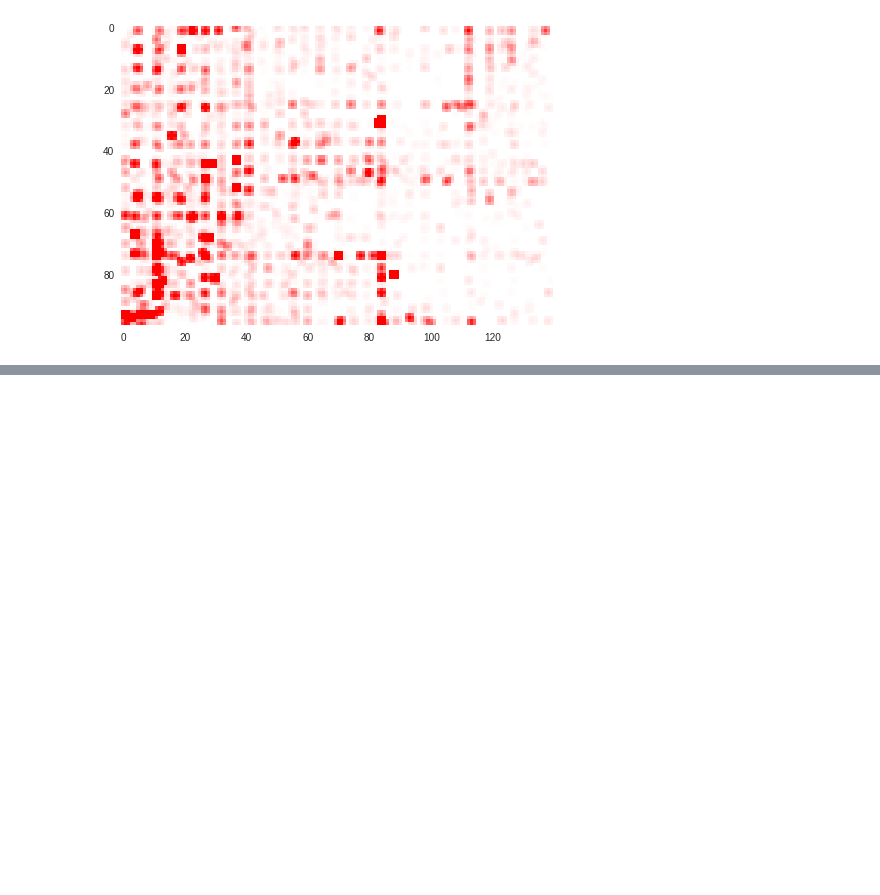
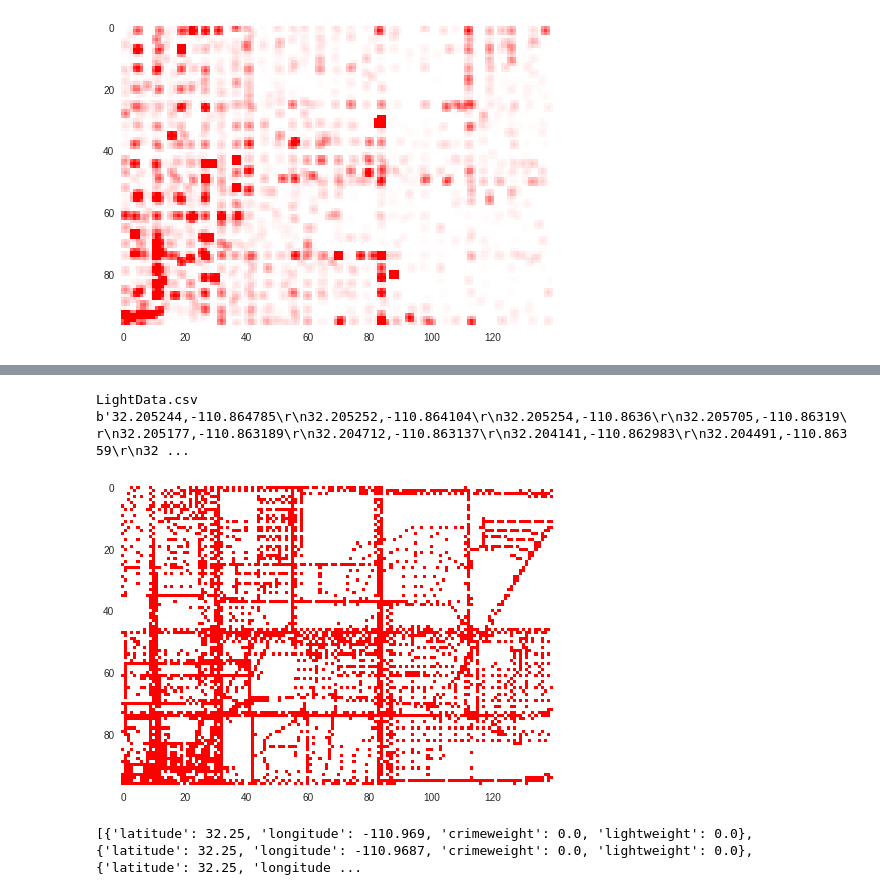
Before and after one commit to rscobie/safeStroll, a Jupyter notebook: data-analysis/safe_stroll_data_parsing.ipynb, the cells around one changed output, grey strips where cells are left out. Saved outputs shown, nothing was run; the diff lists cells and outputs as text; code cells hidden in the pictures; blank space fills up the shorter version.

Commit message:
updated data parsing notebook

```diff
--- a/data-analysis/safe_stroll_data_parsing.ipynb
+++ b/data-analysis/safe_stroll_data_parsing.ipynb
@@ -166,0 +186,72 @@ files.download("uaextendeddata.json")
+# %%
+for key, val in uploaded_dict.items():
+  print(key)
+  print(val)
+
+f = open('LightData.csv', "rt", encoding='ascii')
+
+col_index_max = 140
+row_index_max = 97
+grid1 = np.zeros((row_index_max,col_index_max))
+
+corner_lat = 32.25
+corner_long = -110.969
+resolution_lat = .0003
+resolution_long = .0003
+
+csv_reader = csv.reader(f, delimiter=',')
+
+for row in csv_reader:
+  r = np.int_(np.round(np.absolute((np.float32(row[0]) - corner_lat) / resolution_lat)))
+  c = np.int_(np.round(np.absolute((np.float32(row[1]) - corner_long) / resolution_long)))
+  # check for r and c greater than = 0 and less than = max index - 1
+  if r >= 0 and r < row_index_max and c >= 0 and c < col_index_max:
+    grid1[r,c] = 1.0
+print(grid1)
+# %% [output]
+LightData.csv
+b'32.205244,-110.864785\r\n32.205252,-110.864104\r\n32.205254,-110.8636\r\n32.205705,-110.86319\r\n32.205177,-110.863189\r\n32.204712,-110.863137\r\n32.204141,-110.862983\r\n32.204491,-110.86359\r\n32 ...
+# %%
+import matplotlib.pyplot as plt
+from matplotlib.colors import LinearSegmentedColormap
+
+
+colors = [(1, 1, 1), (1, 0, 0)]
+cmap_name = 'n'
+cm = LinearSegmentedColormap.from_list(
+        cmap_name, colors, N=100)
+
+
+d = [[1, 2, 3],[4, 5, 6],[7, 8, 9]]
+ax = plt.gca()
+im = ax.imshow(grid1, cmap = cm)
+
+ax.grid(False)
+
+plt.savefig("heatmap.png", dpi=500, quality = 95, facecolor='w', edgecolor='w',
+        orientation='landscape', papertype=None, format=None,
+        transparent=True, bbox_inches=None, pad_inches=0.1,
+        frameon=None, metadata=None)
+files.download("heatmap.png")
+# %% [output]
+[figure, added]
+# %%
+import json
+
+d = []
+
+
+for i in range(len(grid)):
+  for j in range(len(grid[0])):
+    l = {}
+    l = {"latitude": corner_lat - i*resolution_lat,"longitude": corner_long + j*resolution_long, "crimeweight": grid[i][j], "lightweight": grid1[i][j] }
+    d.append(l)
+
+print(d)
+
+with open("lightdata.json", "w") as outfile:
+    json.dump({"data": d}, outfile, indent = 4)
+
+files.download("lightdata.json")
+# %% [output]
+[{'latitude': 32.25, 'longitude': -110.969, 'crimeweight': 0.0, 'lightweight': 0.0}, {'latitude': 32.25, 'longitude': -110.9687, 'crimeweight': 0.0, 'lightweight': 0.0}, {'latitude': 32.25, 'longitude ...
```
Also changed, not shown: parts of 4 cells of this notebook.
